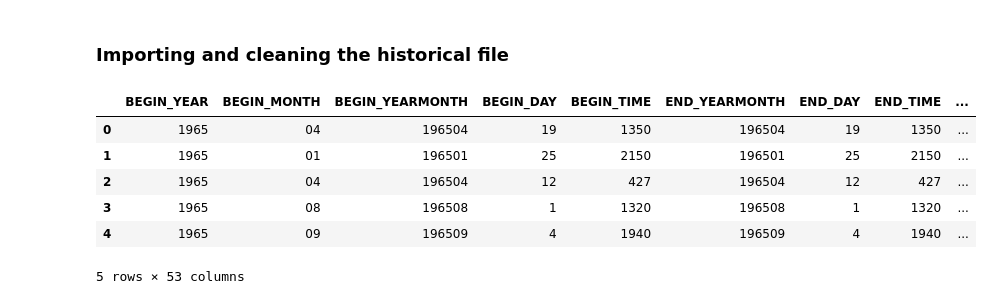
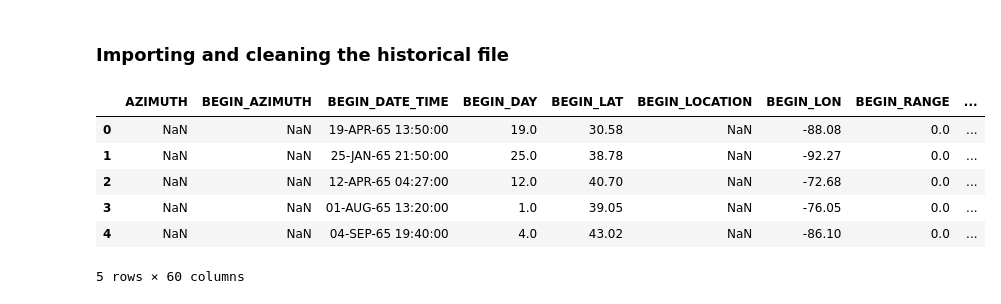
Before and after one commit to ksalaris/Project_2, a Jupyter notebook: Flood.ipynb, the cells around one changed output. Cells and saved outputs as stored; diff of their text form; code cells hidden in the pictures.

Commit message:
adding flood and hail data

```diff
--- a/Flood.ipynb
+++ b/Flood.ipynb
@@ -74,32 +73,43 @@ engine=create_engine(f'postgresql+{rds_connection_string}')
 event_details.to_sql(name='Flood_Events_2019', con=engine, if_exists='replace', index=False)
 # %% [markdown]
 ### Importing and cleaning the historical file
+# %%
+#Import glob loop through 20 years of storm data
+import glob
+
+path = "Resources"
+all_files = glob.glob(path + "/*.csv")
+li=[]
+
+for filename in all_files:
+    df = pd.read_csv(filename, index_col=None, header=0)
+    li.append(df)
+
+# Create a dataframe using the imported data
+storm_data = pd.concat(li, axis=0, ignore_index=True)
+
+storm_data.head()
+# %% [output]
+|  | AZIMUTH | BEGIN_AZIMUTH | BEGIN_DATE_TIME | BEGIN_DAY | BEGIN_LAT | BEGIN_LOCATION | BEGIN_LON | BEGIN_RANGE | ... |
+| 0 | NaN | NaN | 19-APR-65 13:50:00 | 19.0 | 30.58 | NaN | -88.08 | 0.0 | ... |
+| 1 | NaN | NaN | 25-JAN-65 21:50:00 | 25.0 | 38.78 | NaN | -92.27 | 0.0 | ... |
+| 2 | NaN | NaN | 12-APR-65 04:27:00 | 12.0 | 40.70 | NaN | -72.68 | 0.0 | ... |
+| 3 | NaN | NaN | 01-AUG-65 13:20:00 | 1.0 | 39.05 | NaN | -76.05 | 0.0 | ... |
+| 4 | NaN | NaN | 04-SEP-65 19:40:00 | 4.0 | 43.02 | NaN | -86.10 | 0.0 | ... |
+5 rows × 60 columns
 # %%
-#Import file
-flood_data=pd.read_csv("Resources/StormEvents_details-ftp_v1.0_d1965_c20190301.csv", encoding="UTF-8")
-
 #Parse year and month description
-flood_data['BEGIN_YEARMONTH']=flood_data['BEGIN_YEARMONTH'].astype(str)
-flood_data['BEGIN_YEAR']=flood_data['BEGIN_YEARMONTH'].str[0:4]
-flood_data['BEGIN_MONTH']=flood_data['BEGIN_YEARMONTH'].str[4:6]
+storm_data['BEGIN_YEARMONTH']=storm_data['BEGIN_YEARMONTH'].astype(str)
+storm_data['BEGIN_YEAR']=storm_data['BEGIN_YEARMONTH'].str[0:4]
+storm_data['BEGIN_MONTH']=storm_data['BEGIN_YEARMONTH'].str[4:6]
 
 #Move the new columns to the first and second column
-cols = list(flood_data.columns)
+cols = list(storm_data.columns)
 cols = [cols[-1]] + cols[:-1]
-flood_data = flood_data[cols]
+storm_data = storm_data[cols]
 
-cols = list(flood_data.columns)
+cols = list(storm_data.columns)
 cols = [cols[-1]] + cols[:-1]
-flood_data = flood_data[cols]
-
-flood_data.head()
+storm_data = storm_data[cols]
-# %% [output]
-|  | BEGIN_YEAR | BEGIN_MONTH | BEGIN_YEARMONTH | BEGIN_DAY | BEGIN_TIME | END_YEARMONTH | END_DAY | END_TIME | ... |
-| 0 | 1965 | 04 | 196504 | 19 | 1350 | 196504 | 19 | 1350 | ... |
-| 1 | 1965 | 01 | 196501 | 25 | 2150 | 196501 | 25 | 2150 | ... |
-| 2 | 1965 | 04 | 196504 | 12 | 427 | 196504 | 12 | 427 | ... |
-| 3 | 1965 | 08 | 196508 | 1 | 1320 | 196508 | 1 | 1320 | ... |
-| 4 | 1965 | 09 | 196509 | 4 | 1940 | 196509 | 4 | 1940 | ... |
-5 rows × 53 columns
 # %%
 #Drop columns that are not needed
```
Also changed, not shown: parts of 17 cells of this notebook, 8 other files.
